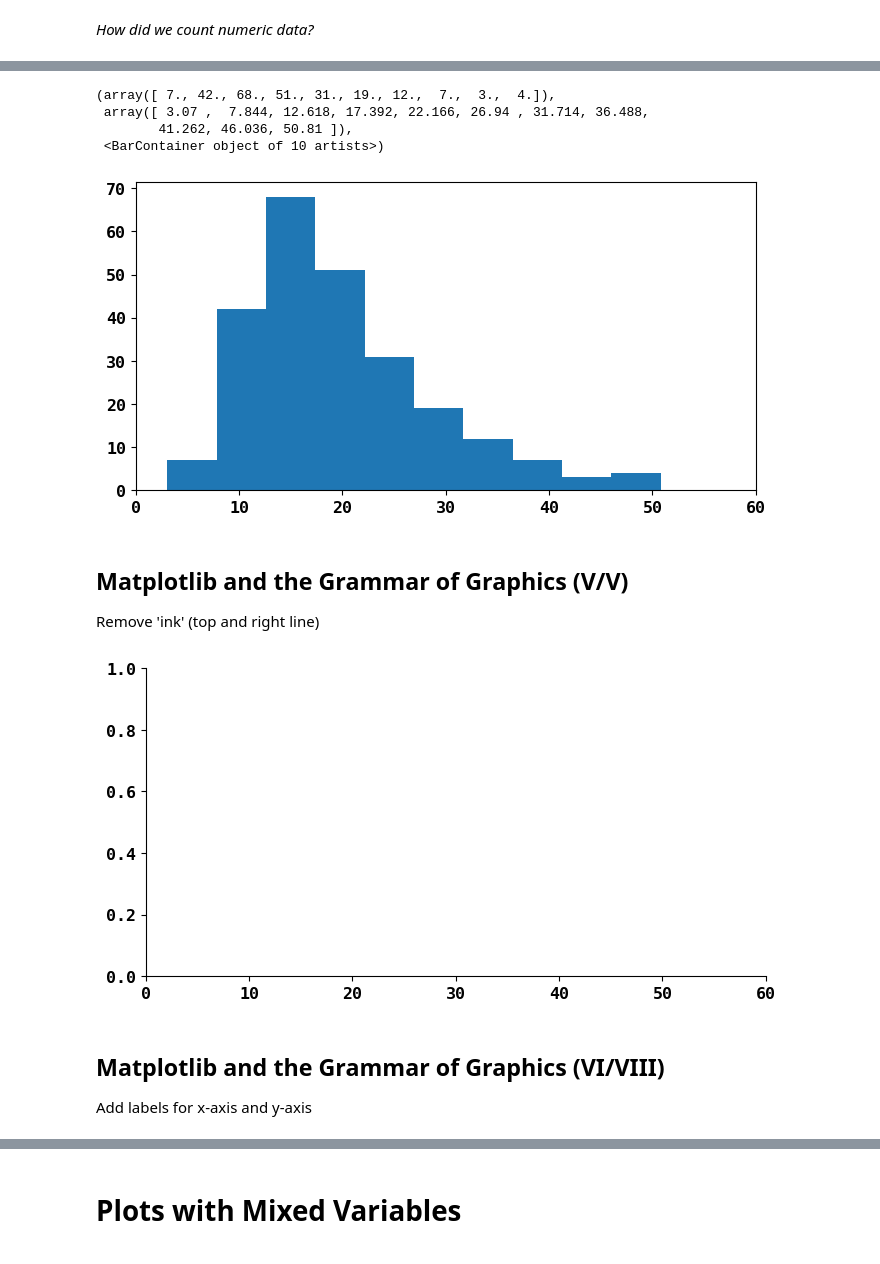
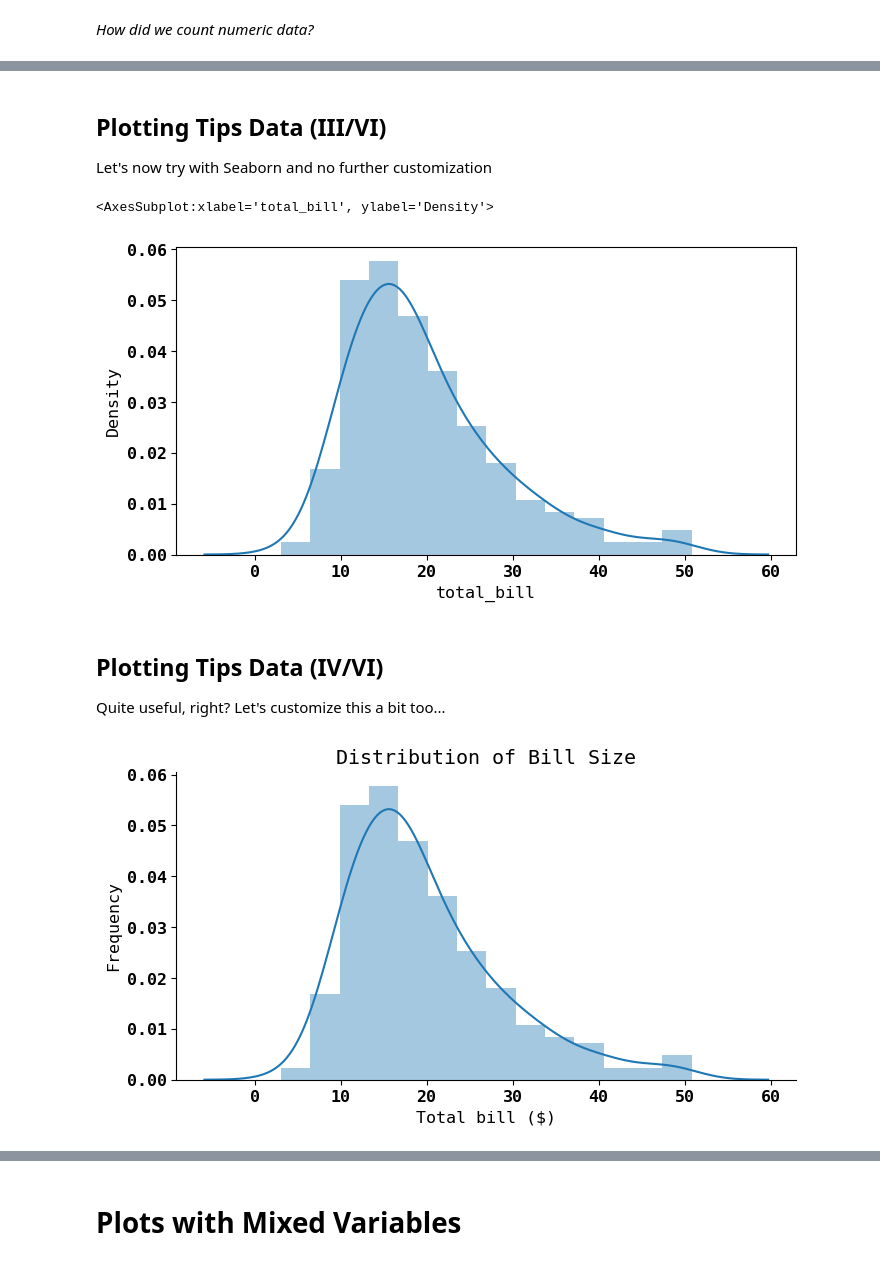
Before and after one commit to joachimkrasmussen/ISDS, a Jupyter notebook: session_3/module_3_slides.ipynb, the cells around one changed output, grey strips where cells are left out. Saved outputs shown, nothing was run; the diff lists cells and outputs as text; code cells hidden in the pictures.

```diff
--- a/session_3/module_3_slides.ipynb
+++ b/session_3/module_3_slides.ipynb
@@ -311,23 +346,26 @@ We can draw plots on the canvas
+# %% [markdown]
+## Plotting Tips Data (III/VI)
+Let's now try with Seaborn and no further customization
 # %%
 fig, ax = plt.subplots()
-ax.set_xlim([0, 60])
-ax.hist(tb)
-#sns.distplot(tb,hist=True) # make plot using kernel smoother
+sns.distplot(tb,hist=True)
 # %% [output]
-(array([ 7., 42., 68., 51., 31., 19., 12.,  7.,  3.,  4.]),
- array([ 3.07 ,  7.844, 12.618, 17.392, 22.166, 26.94 , 31.714, 36.488,
-        41.262, 46.036, 50.81 ]),
- <BarContainer object of 10 artists>)
+<AxesSubplot:xlabel='total_bill', ylabel='Density'>
-[figure, old version]
+[figure, new version]
-# %% [markdown]
-## Matplotlib and the Grammar of Graphics (V/V)
-Remove 'ink' (top and right line)
+# %% [markdown]
+## Plotting Tips Data (IV/VI)
+Quite useful, right? Let's customize this a bit too...
 # %%
 fig, ax = plt.subplots()
-ax.set_xlim([0, 60])
-sns.despine(ax=ax) # Remove top and right line
+sns.distplot(tb,hist=True)
+
+props = {
+'title': 'Distribution of Bill Size',
+'xlabel': 'Total bill ($)',
+'ylabel': 'Frequency',
+}
+ax.set(**props)
+
+sns.despine(ax=ax) # Remove 'ink' (top and right line)
 # %% [output]
-[figure, old version]
+[figure, new version]
-# %% [markdown]
-## Matplotlib and the Grammar of Graphics (VI/VIII)
-Add labels for x-axis and y-axis
```
Also changed, not shown: parts of 42 cells of this notebook, 1 other file.
